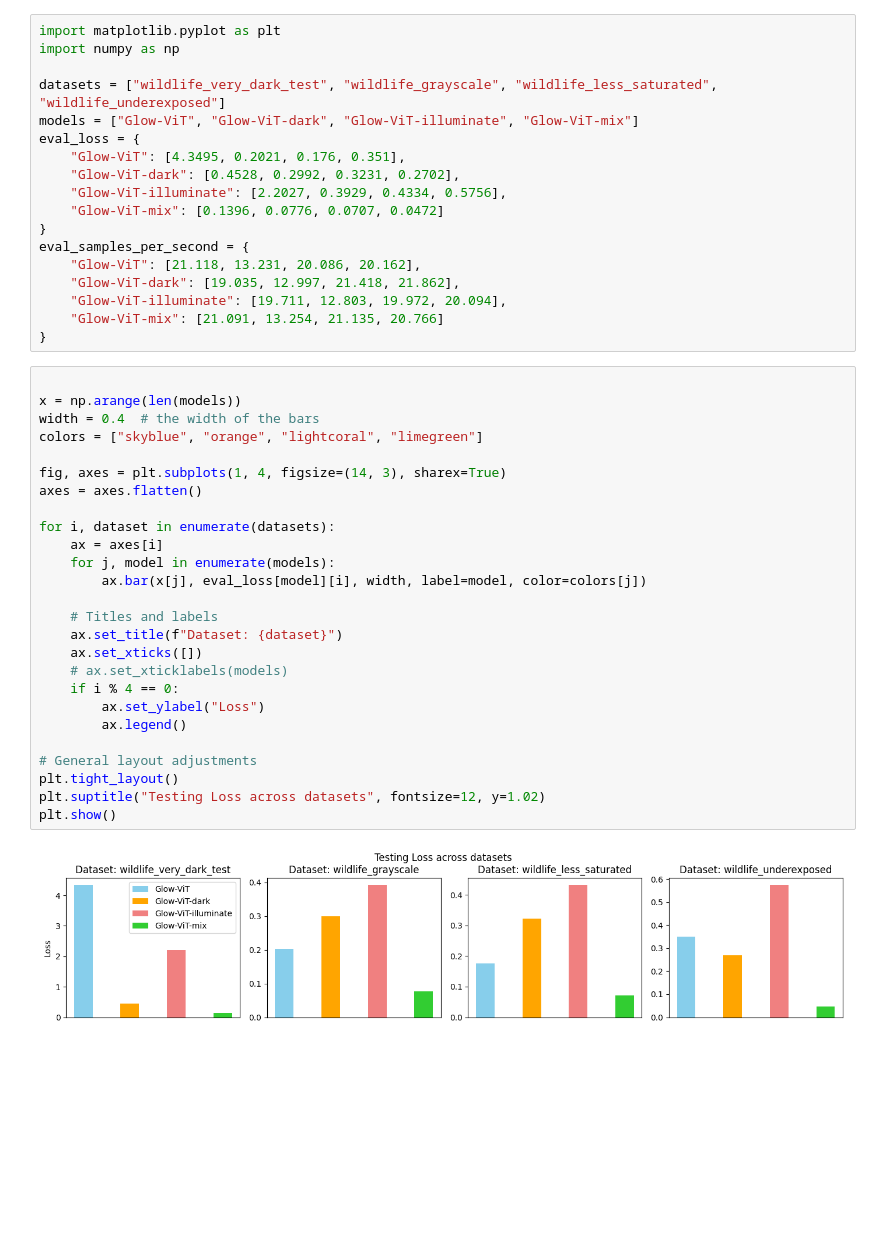
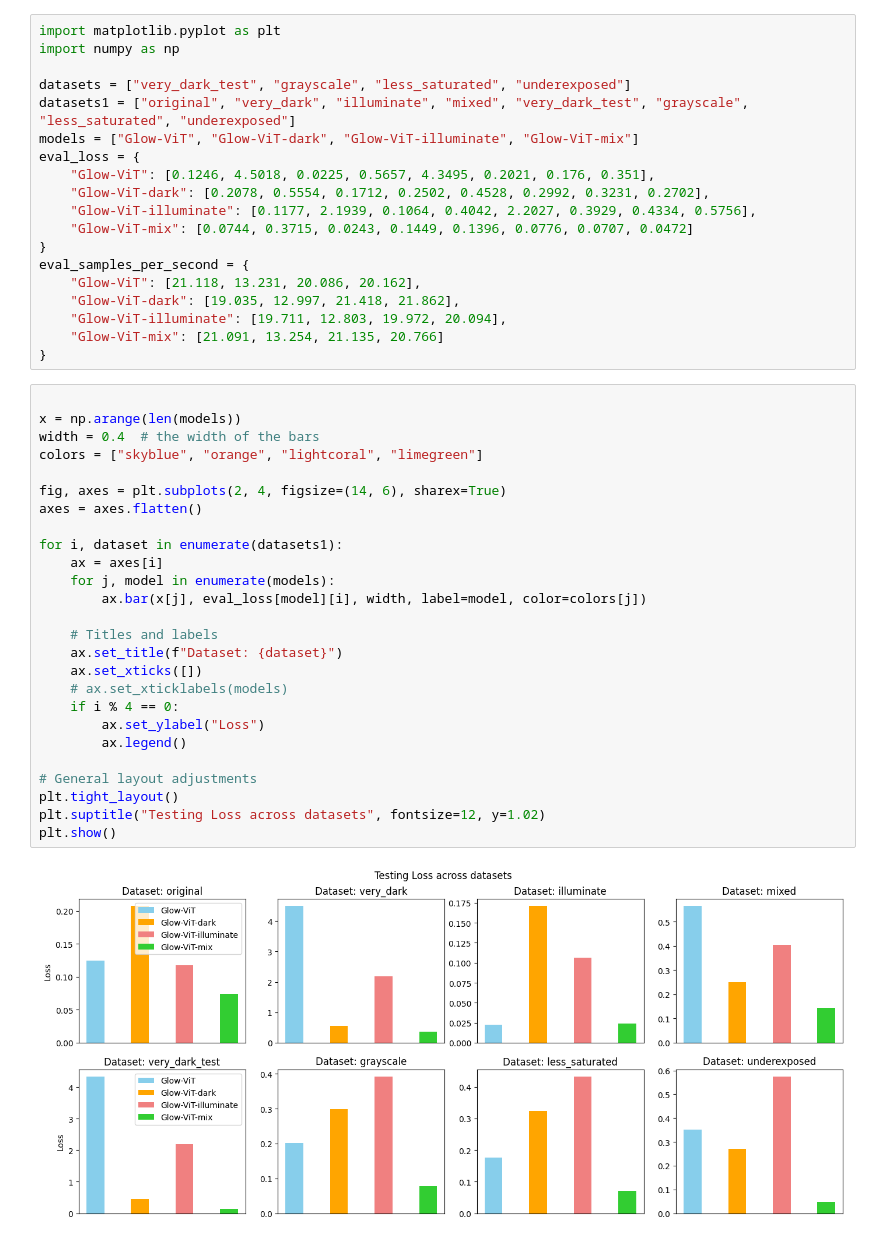
Before and after one commit to yin30lei/ECE-253-Project, a Jupyter notebook: result_visualize.ipynb, the cells around one changed output. Drawn from its saved outputs; the diff is of its cells as text; blank space fills up the shorter version.

Commit message:
added more info from running test

```diff
--- a/result_visualize.ipynb
+++ b/result_visualize.ipynb
@@ -66,13 +30,14 @@ This is a script that's intended to visualize the performance of various Glow-Vi
 import matplotlib.pyplot as plt
 import numpy as np
 
-datasets = ["wildlife_very_dark_test", "wildlife_grayscale", "wildlife_less_saturated", "wildlife_underexposed"]
+datasets = ["very_dark_test", "grayscale", "less_saturated", "underexposed"]
+datasets1 = ["original", "very_dark", "illuminate", "mixed", "very_dark_test", "grayscale", "less_saturated", "underexposed"]
 models = ["Glow-ViT", "Glow-ViT-dark", "Glow-ViT-illuminate", "Glow-ViT-mix"]
 eval_loss = {
-    "Glow-ViT": [4.3495, 0.2021, 0.176, 0.351],
-    "Glow-ViT-dark": [0.4528, 0.2992, 0.3231, 0.2702],
-    "Glow-ViT-illuminate": [2.2027, 0.3929, 0.4334, 0.5756],
-    "Glow-ViT-mix": [0.1396, 0.0776, 0.0707, 0.0472]
+    "Glow-ViT": [0.1246, 4.5018, 0.0225, 0.5657, 4.3495, 0.2021, 0.176, 0.351],
+    "Glow-ViT-dark": [0.2078, 0.5554, 0.1712, 0.2502, 0.4528, 0.2992, 0.3231, 0.2702],
+    "Glow-ViT-illuminate": [0.1177, 2.1939, 0.1064, 0.4042, 2.2027, 0.3929, 0.4334, 0.5756],
+    "Glow-ViT-mix": [0.0744, 0.3715, 0.0243, 0.1449, 0.1396, 0.0776, 0.0707, 0.0472]
 }
 eval_samples_per_second = {
     "Glow-ViT": [21.118, 13.231, 20.086, 20.162],
@@ -83,31 +48,31 @@ eval_samples_per_second = {
 # %%
 
 x = np.arange(len(models))
 width = 0.4  # the width of the bars
 colors = ["skyblue", "orange", "lightcoral", "limegreen"]
 
-fig, axes = plt.subplots(1, 4, figsize=(14, 3), sharex=True)
+fig, axes = plt.subplots(2, 4, figsize=(14, 6), sharex=True)
 axes = axes.flatten()
 
-for i, dataset in enumerate(datasets):
+for i, dataset in enumerate(datasets1):
     ax = axes[i]
     for j, model in enumerate(models):
         ax.bar(x[j], eval_loss[model][i], width, label=model, color=colors[j])
 
     # Titles and labels
     ax.set_title(f"Dataset: {dataset}")
     ax.set_xticks([])
     # ax.set_xticklabels(models)
     if i % 4 == 0:
         ax.set_ylabel("Loss")
         ax.legend()
 
 # General layout adjustments
 plt.tight_layout()
 plt.suptitle("Testing Loss across datasets", fontsize=12, y=1.02)
 plt.show()
 # %% [output]
-[figure, old version]
+[figure, new version]
 # %%
 
 x = np.arange(len(models))
```
Also changed, not shown: parts of 2 cells of this notebook, 2 other files.
